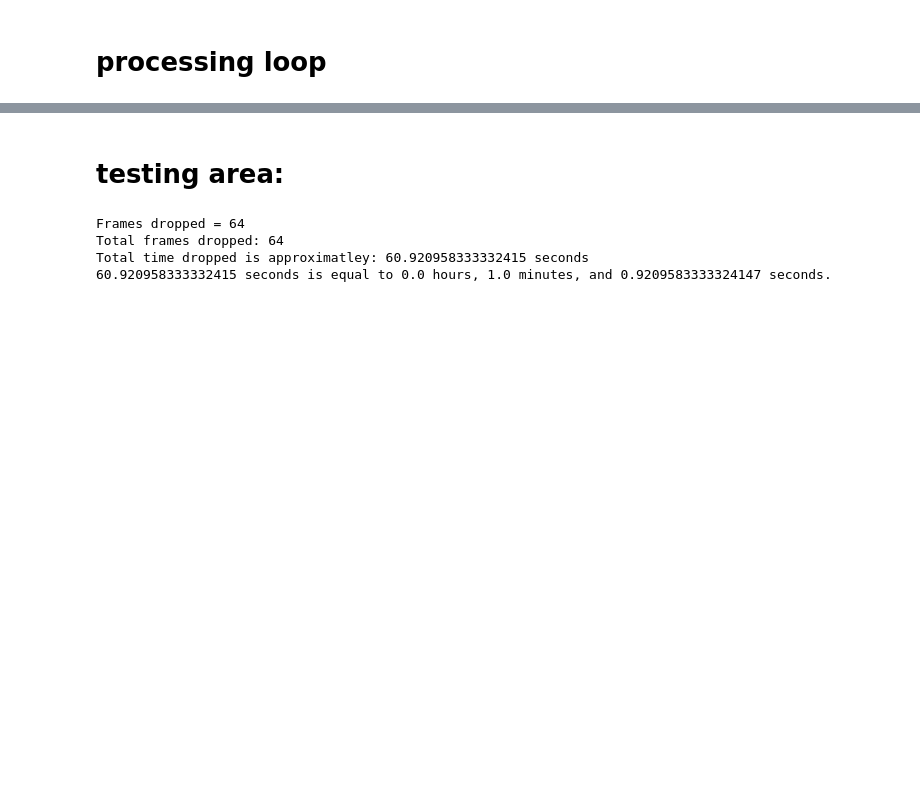
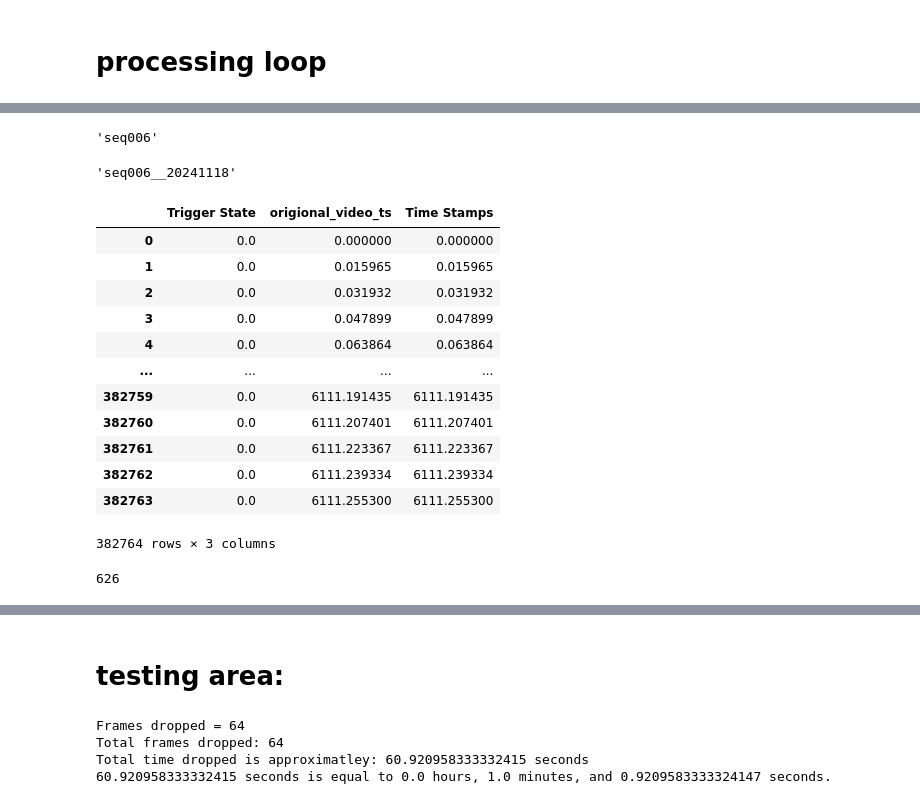
Before and after one commit to SainsburyWellcomeCentre/sequences_neuropixel_preprocess, a Jupyter notebook: 2_split_video_files.ipynb, the cells around one changed output, grey strips where cells are left out. Cells and saved outputs as stored; diff of their text form; code cells hidden in the pictures; blank space fills up the shorter version.

```diff
--- a/2_split_video_files.ipynb
+++ b/2_split_video_files.ipynb
@@ -575,0 +583,28 @@ final_files_to_process
+# %%
+current_amimal
+# %% [output]
+'seq006'
+# %%
+presleep_camera_dataframe
+# %% [output]
+'seq006__20241118'
+# %%
+presleep_camera_dataframe
+# %% [output]
+|  | Trigger State | origional_video_ts | Time Stamps |
+| 0 | 0.0 | 0.000000 | 0.000000 |
+| 1 | 0.0 | 0.015965 | 0.015965 |
+| 2 | 0.0 | 0.031932 | 0.031932 |
+| 3 | 0.0 | 0.047899 | 0.047899 |
+| 4 | 0.0 | 0.063864 | 0.063864 |
+| ... | ... | ... | ... |
+| 382759 | 0.0 | 6111.191435 | 6111.191435 |
+| 382760 | 0.0 | 6111.207401 | 6111.207401 |
+| 382761 | 0.0 | 6111.223367 | 6111.223367 |
+| 382762 | 0.0 | 6111.239334 | 6111.239334 |
+| 382763 | 0.0 | 6111.255300 | 6111.255300 |
+382764 rows × 3 columns
+# %%
+np.where(presleep_camera_dataframe['Time Stamps']< 10)[0][-1]
+# %% [output]
+626
```
Also changed, not shown: parts of 14 cells of this notebook, 2 other files.
